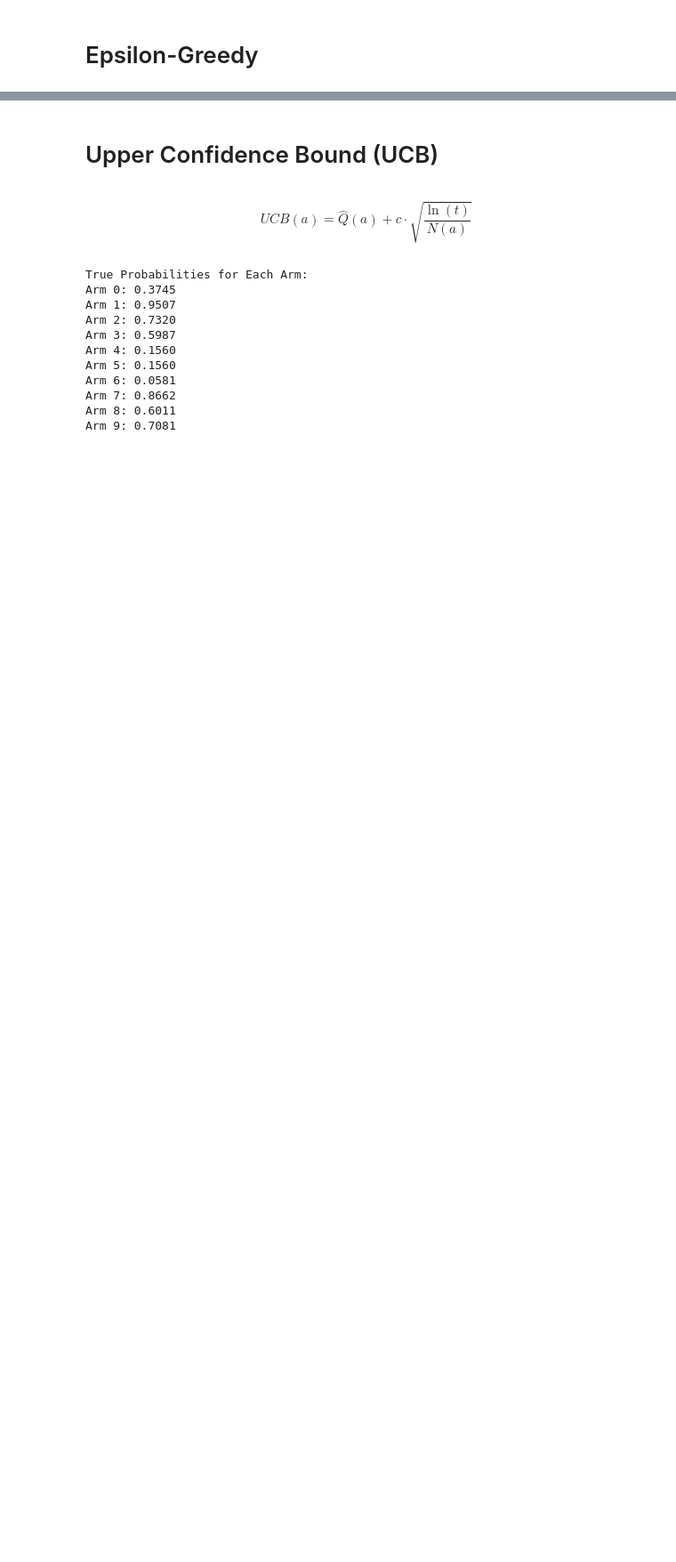
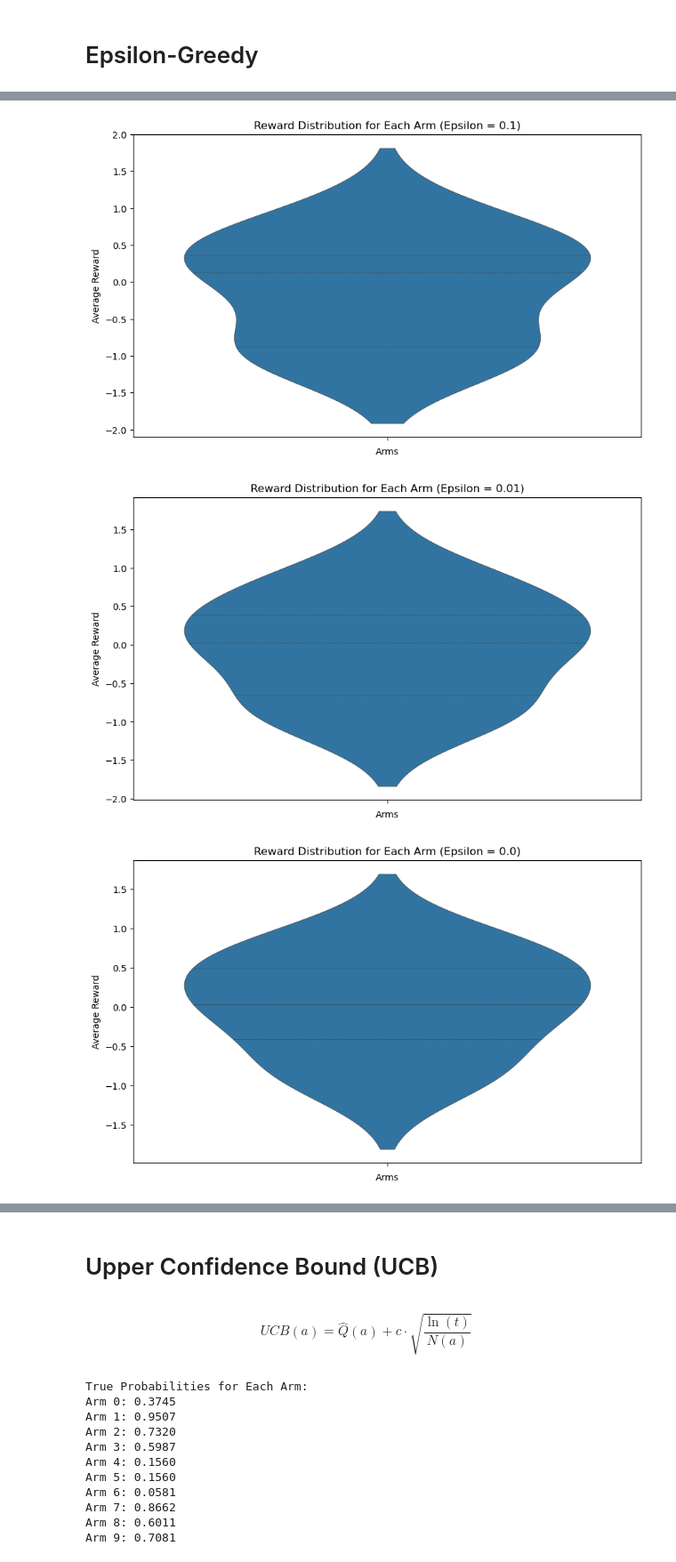
Before and after one commit to ChanifRusydi/pembelajaran-mesin-lanjut, a Jupyter notebook: Tugas1/TugasKelompok1_20241107.ipynb, the cells around one changed output, grey strips where cells are left out. Shown: that part at 89% size. Drawn from its saved outputs; the diff is of its cells as text; code cells hidden in the pictures; blank space fills up the shorter version.

Commit message:
Experimenting with the plot and tuning the value

```diff
--- a/Tugas1/TugasKelompok1_20241107.ipynb
+++ b/Tugas1/TugasKelompok1_20241107.ipynb
@@ -154,0 +123,22 @@ Arm 9: 0.0000 average reward
+# %%
+import seaborn as sns
+# Plotting reward distribution for each arm separately for each epsilon
+for idx, epsilon in enumerate(epsilons):
+    plt.figure(figsize=(10, 6))
+    # plt.bar(np.arange(n_arms), average_reward_distribution[:, idx], alpha=0.6)
+    sns.violinplot(data=average_reward_distribution[:, idx], inner="quartile", linewidth=0.5)
+    plt.xlabel("Arms")
+    plt.ylabel("Average Reward")
+    plt.title(f"Reward Distribution for Each Arm (Epsilon = {epsilon})")
+    plt.show()
+
+# Display average reward distribution for each arm
+for idx, epsilon in enumerate(epsilons):
+    print(f"Average reward distribution for epsilon = {epsilon}:")
+    for arm in range(n_arms):
+        print(f"Arm {arm}: {average_reward_distribution[arm, idx]:.4f} average reward")
+    print("\n")
+# %% [output]
+[figure, added]
+[figure, added]
+[figure, added]
```
Also changed, not shown: parts of 6 cells of this notebook, 1 other file.
